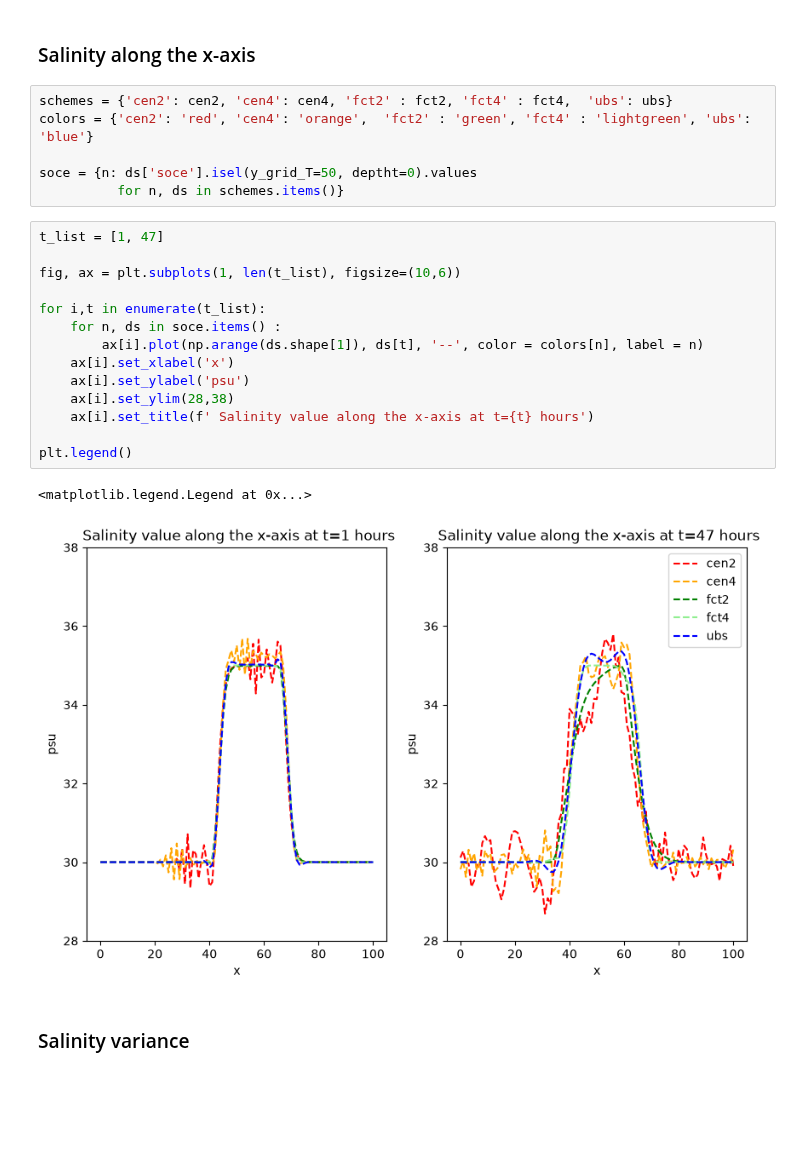
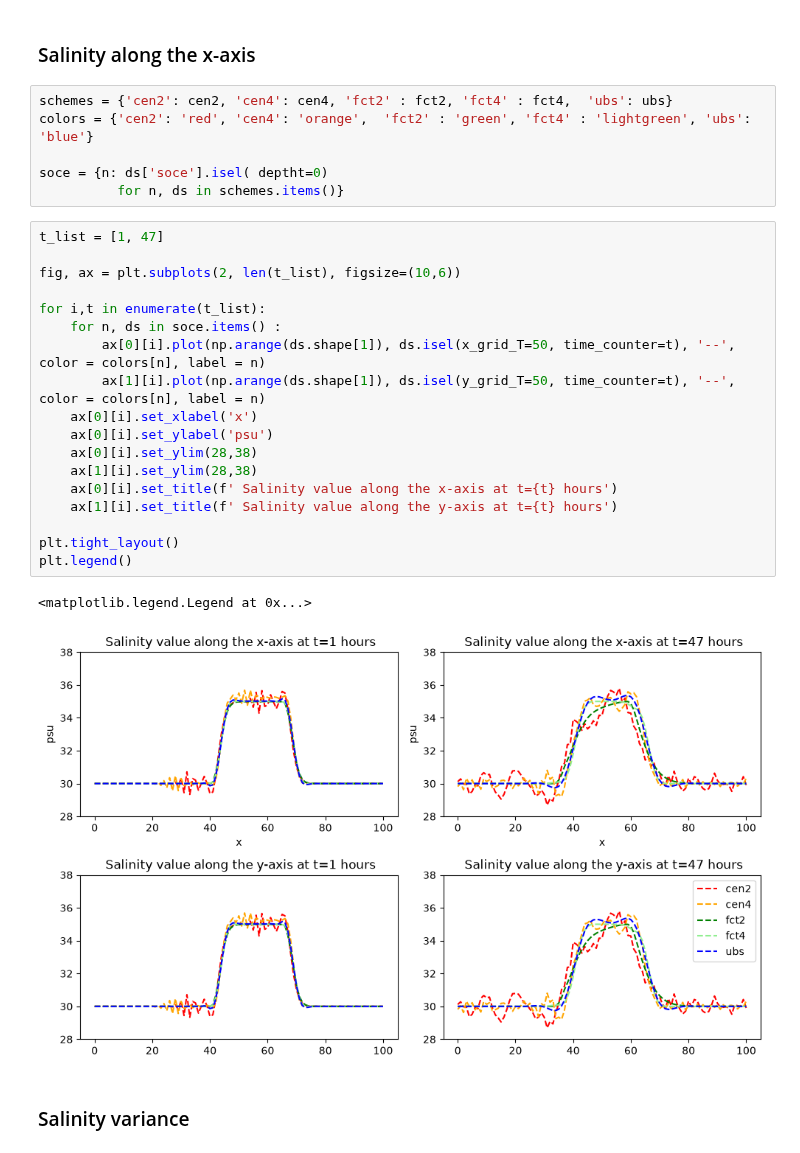
Before and after one commit to justinebuisson606/NEMO_Demonstrators, a Jupyter notebook: Annex 1.ipynb, the cells around one changed output. Cells and saved outputs as stored; diff of their text form; blank space fills up the shorter version.

```diff
--- a/Annex 1.ipynb
+++ b/Annex 1.ipynb
@@ -91,25 +90,29 @@ show_t([0, 50], 'soce', 'FCT4 Salinity', 'CANAL_saltblock_diag_fct4_all_grid.nc'
 schemes = {'cen2': cen2, 'cen4': cen4, 'fct2' : fct2, 'fct4' : fct4,  'ubs': ubs}
 colors = {'cen2': 'red', 'cen4': 'orange',  'fct2' : 'green', 'fct4' : 'lightgreen', 'ubs': 'blue'}
 
-soce = {n: ds['soce'].isel(y_grid_T=50, deptht=0).values
+soce = {n: ds['soce'].isel( deptht=0)
           for n, ds in schemes.items()}
 # %%
 t_list = [1, 47]
 
-fig, ax = plt.subplots(1, len(t_list), figsize=(10,6))
+fig, ax = plt.subplots(2, len(t_list), figsize=(10,6))
 
 for i,t in enumerate(t_list):
     for n, ds in soce.items() :
-        ax[i].plot(np.arange(ds.shape[1]), ds[t], '--', color = colors[n], label = n)
-    ax[i].set_xlabel('x')
-    ax[i].set_ylabel('psu')
-    ax[i].set_ylim(28,38)
-    ax[i].set_title(f' Salinity value along the x-axis at t={t} hours')
+        ax[0][i].plot(np.arange(ds.shape[1]), ds.isel(x_grid_T=50, time_counter=t), '--', color = colors[n], label = n)
+        ax[1][i].plot(np.arange(ds.shape[1]), ds.isel(y_grid_T=50, time_counter=t), '--', color = colors[n], label = n)
+    ax[0][i].set_xlabel('x')
+    ax[0][i].set_ylabel('psu')
+    ax[0][i].set_ylim(28,38)
+    ax[1][i].set_ylim(28,38)
+    ax[0][i].set_title(f' Salinity value along the x-axis at t={t} hours')
+    ax[1][i].set_title(f' Salinity value along the y-axis at t={t} hours')
 
+plt.tight_layout()
 plt.legend()
 # %% [output]
 <matplotlib.legend.Legend at 0x...>
-[figure, old version]
+[figure, new version]
 # %% [markdown]
 ### Salinity variance
 # %%
```
Also changed, not shown: parts of 4 cells of this notebook, 5 other files.
